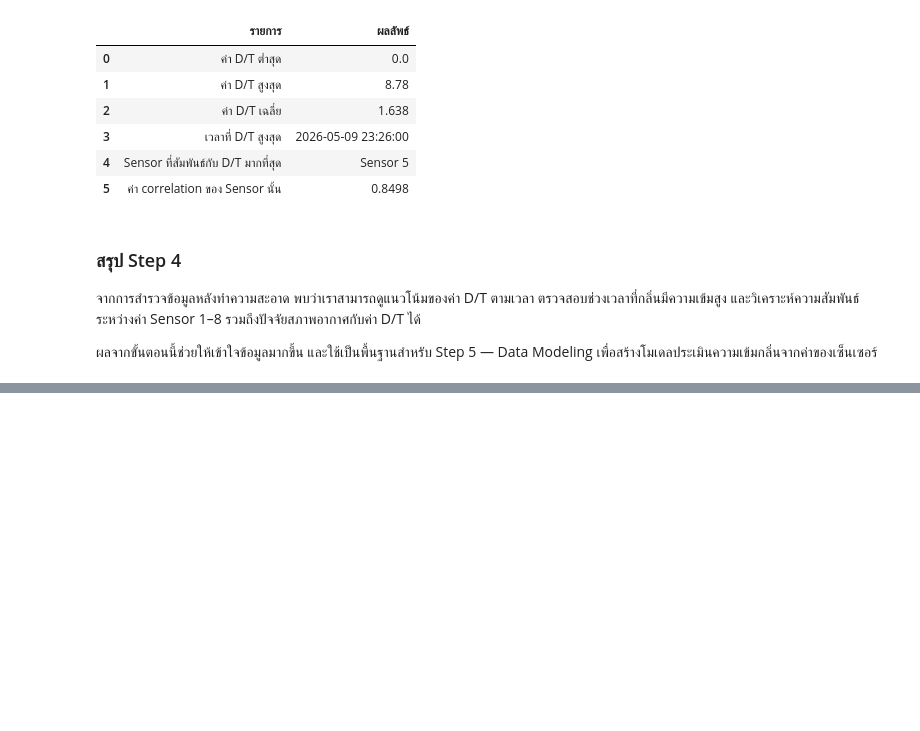
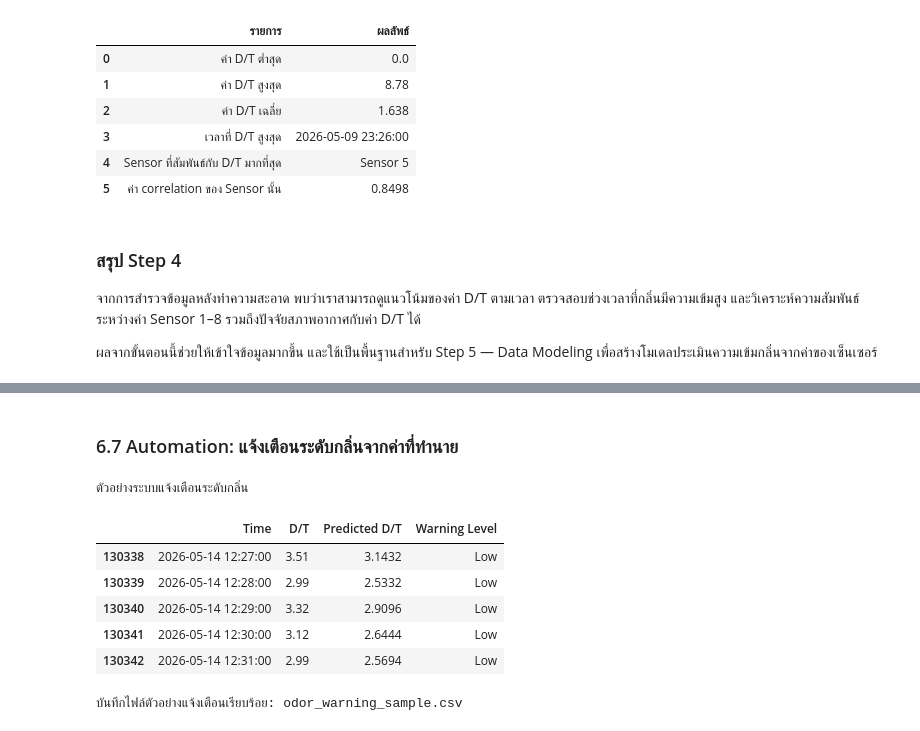
Before and after one commit to Panussu/HackathonGroup3, a Jupyter notebook: enose_analysis.ipynb, the cells around one changed output, grey strips where cells are left out. Cells and saved outputs as stored; diff of their text form; code cells hidden in the pictures; blank space fills up the shorter version.

```diff
--- a/enose_analysis.ipynb
+++ b/enose_analysis.ipynb
@@ -1009,0 +1759,48 @@ display(explore_summary)
+# %% [markdown]
+### 6.7 Automation: แจ้งเตือนระดับกลิ่นจากค่าที่ทำนาย
+# %%
+import pandas as pd
+from IPython.display import display
+
+# ต้องรัน 6.6 ก่อน เพื่อให้มี prediction_sample
+if "prediction_sample" not in globals():
+    raise NameError("ยังไม่มี prediction_sample กรุณารัน 6.6 ก่อน")
+
+def odor_warning_level(predicted_dt):
+    """
+    แปลงค่า Predicted D/T เป็นระดับแจ้งเตือน
+    เกณฑ์นี้เป็นตัวอย่างสำหรับนำเสนอในโปรเจกต์
+    """
+
+    if predicted_dt < 5:
+        return "Low"
+    elif predicted_dt < 15:
+        return "Medium"
+    else:
+        return "High"
+
+prediction_sample["Warning Level"] = prediction_sample["Predicted D/T"].apply(odor_warning_level)
+
+print("ตัวอย่างระบบแจ้งเตือนระดับกลิ่น")
+display(prediction_sample[["Time", "D/T", "Predicted D/T", "Warning Level"]])
+
+# บันทึกตัวอย่างผลแจ้งเตือน
+warning_filename = "odor_warning_sample.csv"
+
+prediction_sample[[
+    "Time",
+    "D/T",
+    "Predicted D/T",
+    "Warning Level"
+]].to_csv(warning_filename, index=False)
+
+print(f"บันทึกไฟล์ตัวอย่างแจ้งเตือนเรียบร้อย: {warning_filename}")
+# %% [output]
+ตัวอย่างระบบแจ้งเตือนระดับกลิ่น
+|  | Time | D/T | Predicted D/T | Warning Level |
+| 130338 | 2026-05-14 12:27:00 | 3.51 | 3.1432 | Low |
+| 130339 | 2026-05-14 12:28:00 | 2.99 | 2.5332 | Low |
+| 130340 | 2026-05-14 12:29:00 | 3.32 | 2.9096 | Low |
+| 130341 | 2026-05-14 12:30:00 | 3.12 | 2.6444 | Low |
+| 130342 | 2026-05-14 12:31:00 | 2.99 | 2.5694 | Low |
+บันทึกไฟล์ตัวอย่างแจ้งเตือนเรียบร้อย: odor_warning_sample.csv
```
Also changed, not shown: parts of 27 cells of this notebook.
